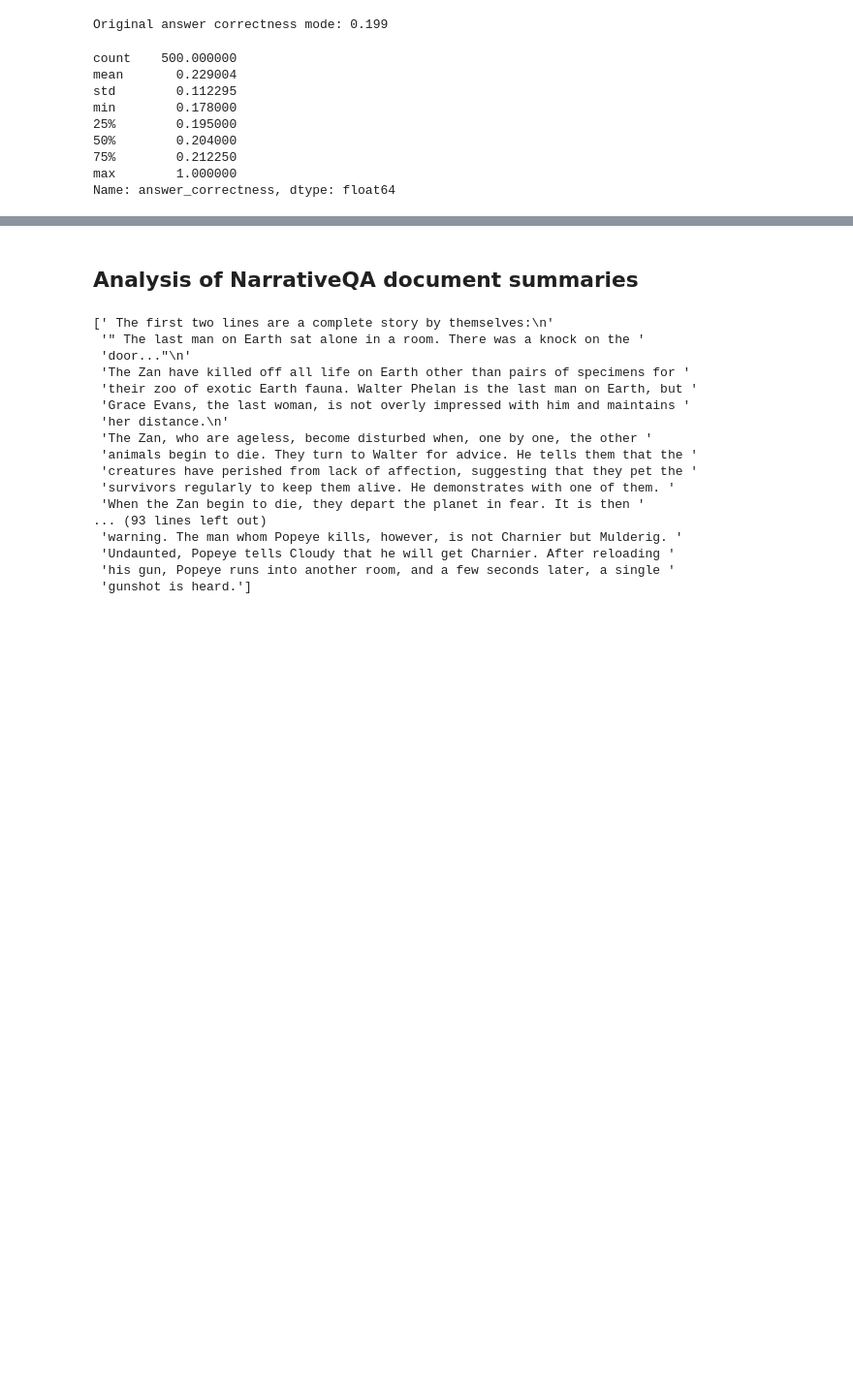
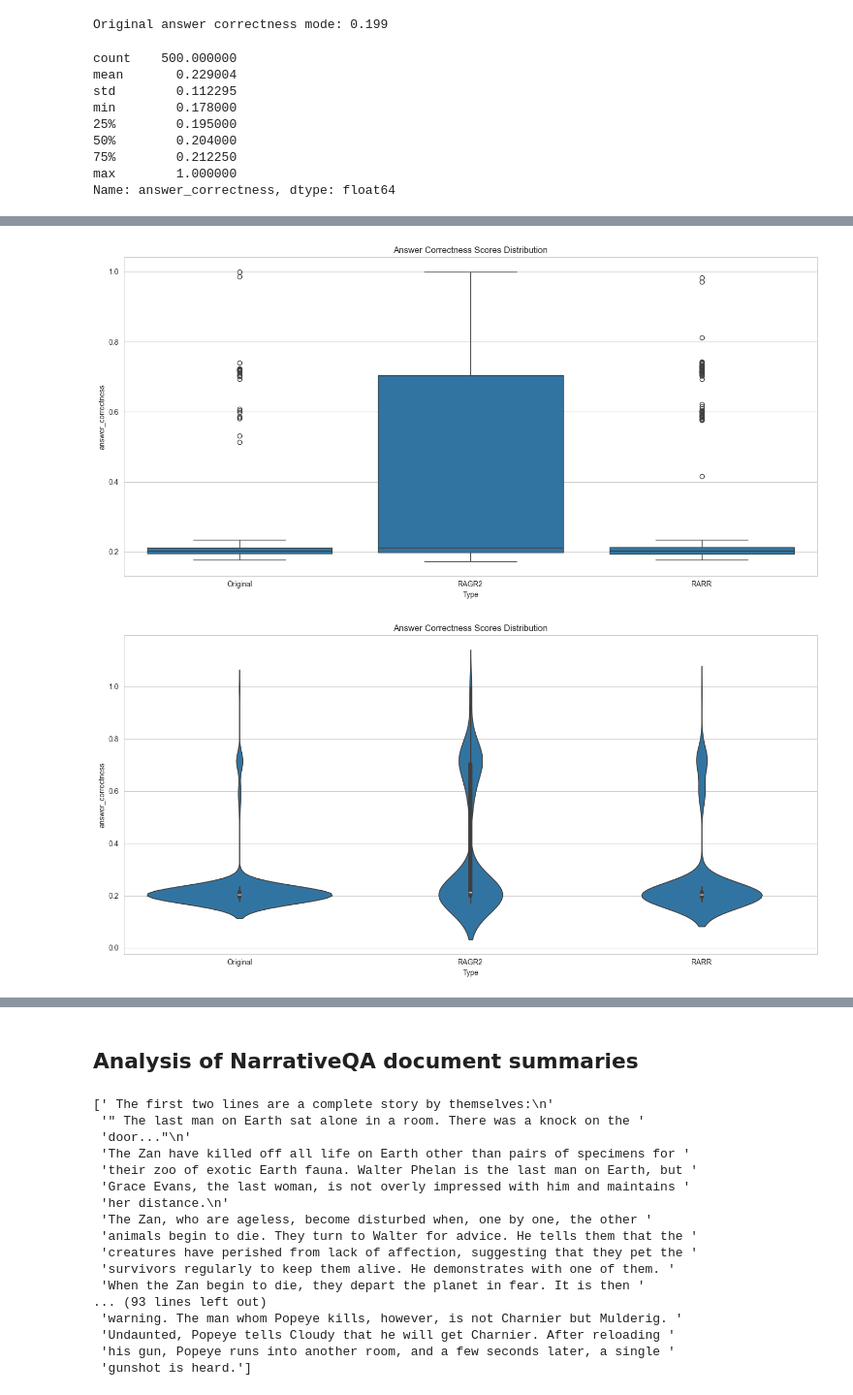
Before and after one commit to KremerML/RAGR2, a Jupyter notebook: notebooks/RAG_initial_exploration.ipynb, the cells around one changed output, grey strips where cells are left out. Shown at 97% size. Cells and saved outputs as stored; diff of their text form; code cells hidden in the pictures; blank space fills up the shorter version.

```diff
--- a/notebooks/RAG_initial_exploration.ipynb
+++ b/notebooks/RAG_initial_exploration.ipynb
@@ -591,0 +617,30 @@ analysis(
+# %%
+original_rag_results['Type'] = 'Original'
+ragr2_results['Type'] = 'RAGR2'
+rarr_results['Type'] = 'RARR'
+combined_df = pd.concat([original_rag_results, ragr2_results,rarr_results]).reset_index(drop=True)
+
+# Box Plots
+plt.figure(figsize=(14, 7))
+# plt.subplot(1, 2, 1)
+# sns.boxplot(x='Type', y='answer_relevancy', data=combined_df)
+# plt.title('Answer Relevancy Scores Distribution')
+plt.subplot(1, 1, 1)
+sns.boxplot(x='Type', y='answer_correctness', data=combined_df)
+plt.title('Answer Correctness Scores Distribution')
+plt.tight_layout()
+plt.show()
+
+# Violin Plots
+plt.figure(figsize=(14, 7))
+# plt.subplot(1, 2, 1)
+# sns.violinplot(x='Type', y='answer_relevancy', data=combined_df)
+# plt.title('Answer Relevancy Scores Distribution')
+plt.subplot(1, 1, 1)
+sns.violinplot(x='Type', y='answer_correctness', data=combined_df)
+plt.title('Answer Correctness Scores Distribution')
+plt.tight_layout()
+plt.show()
+# %% [output]
+[figure, added]
+[figure, added]
```
Also changed, not shown: parts of 10 cells of this notebook.
